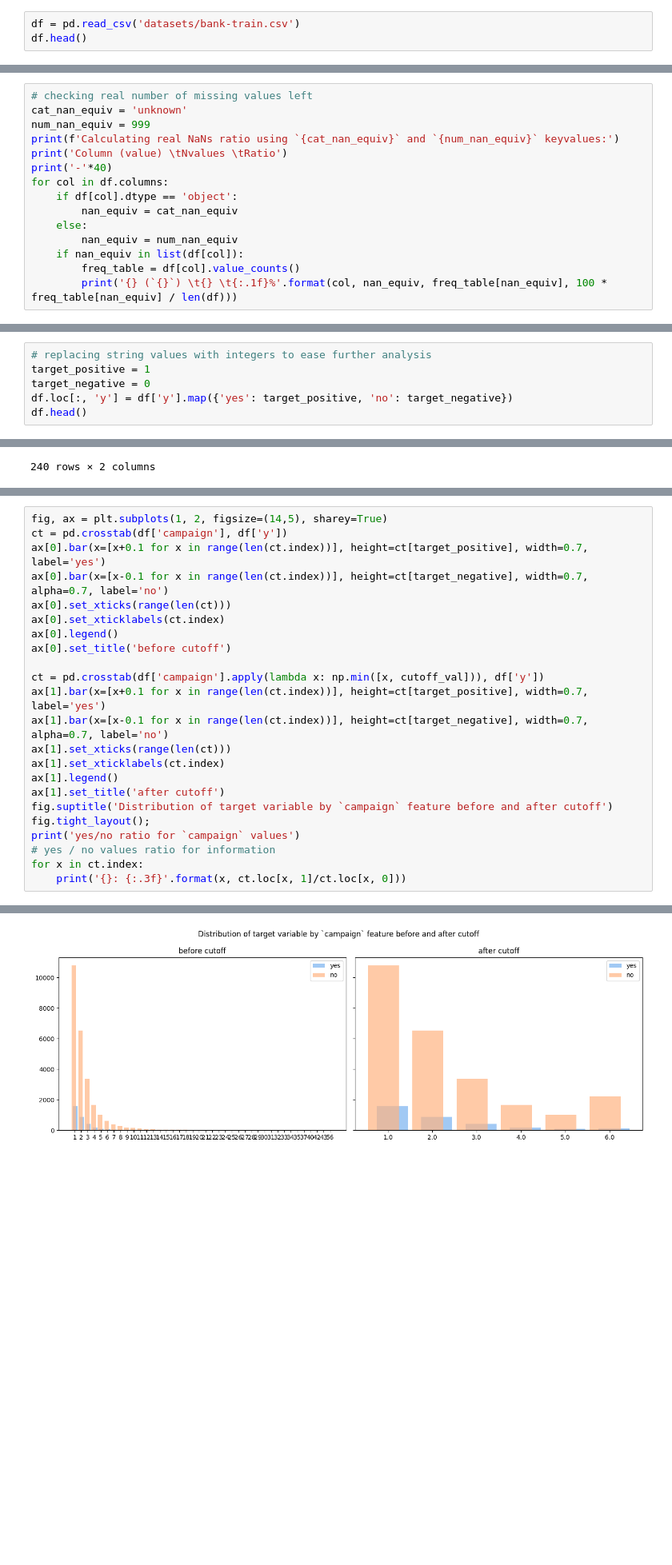
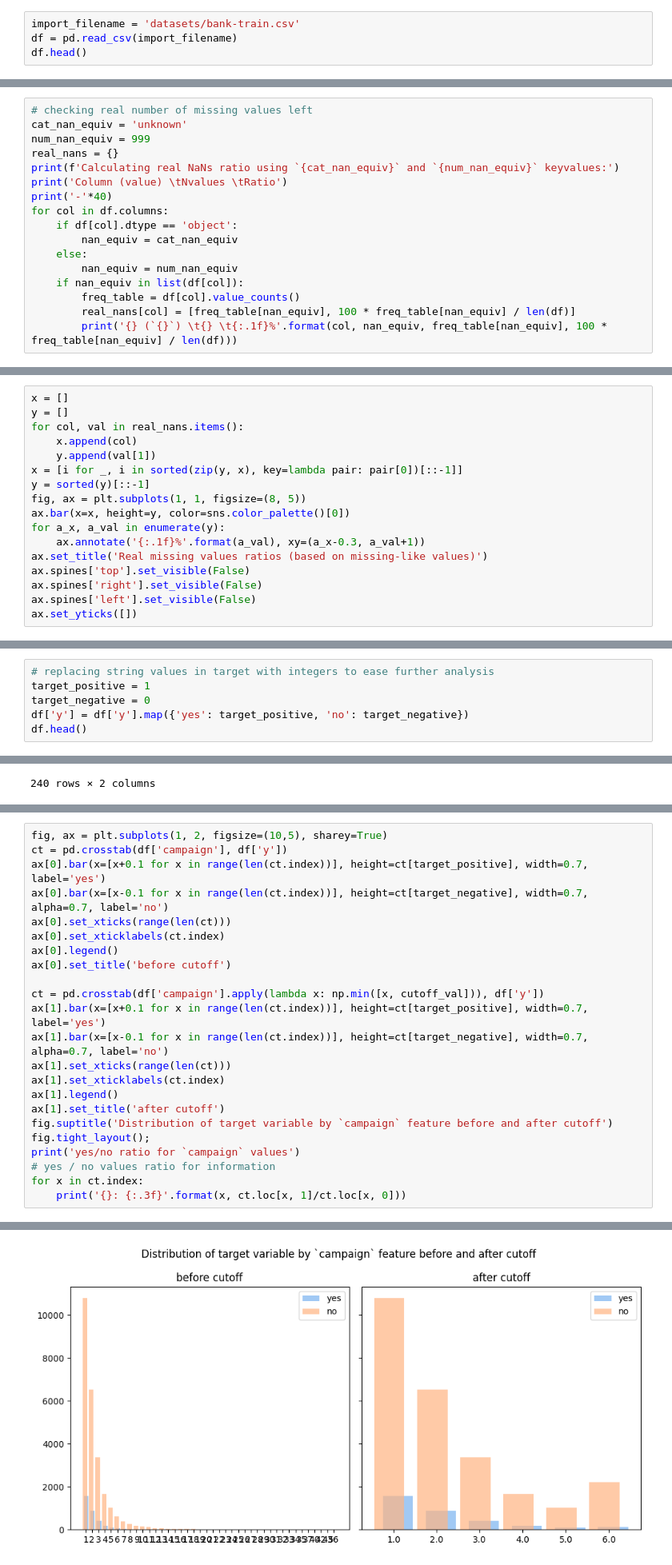
Before and after one commit to sharuhinda/bank_marketing_campaign, a Jupyter notebook: 2_eda.ipynb, the cells around one changed output, grey strips where cells are left out. Shown at 80% size. Drawn from its saved outputs; the diff is of its cells as text; blank space fills up the shorter version.

```diff
--- a/2_eda.ipynb
+++ b/2_eda.ipynb
@@ -49,5 +65,6 @@ sns.set_palette('Blues_r')
 # %%
-df = pd.read_csv('datasets/bank-train.csv')
+import_filename = 'datasets/bank-train.csv'
+df = pd.read_csv(import_filename)
 df.head()
 # %% [output]
 |  | age | job | marital | education | default | housing | loan | contact | month | day_of_week | ... |
@@ -104,6 +122,7 @@ Some insights and things to explore and clarify based on report above:
 # checking real number of missing values left
 cat_nan_equiv = 'unknown'
 num_nan_equiv = 999
+real_nans = {}
 print(f'Calculating real NaNs ratio using `{cat_nan_equiv}` and `{num_nan_equiv}` keyvalues:')
 print('Column (value) \tNvalues \tRatio')
 print('-'*40)
@@ -114,6 +133,7 @@ for col in df.columns:
         nan_equiv = num_nan_equiv
     if nan_equiv in list(df[col]):
         freq_table = df[col].value_counts()
+        real_nans[col] = [freq_table[nan_equiv], 100 * freq_table[nan_equiv] / len(df)]
         print('{} (`{}`) \t{} \t{:.1f}%'.format(col, nan_equiv, freq_table[nan_equiv], 100 * freq_table[nan_equiv] / len(df)))
 # %% [output]
 Calculating real NaNs ratio using `unknown` and `999` keyvalues:
@@ -127,3 +147,20 @@ housing (`unknown`)     707     2.5%
 loan (`unknown`)        707     2.5%
 duration (`999`)        1       0.0%
 pdays (`999`)   27734   96.2%
+# %%
+x = []
+y = []
+for col, val in real_nans.items():
+    x.append(col)
+    y.append(val[1])
+x = [i for _, i in sorted(zip(y, x), key=lambda pair: pair[0])[::-1]]
+y = sorted(y)[::-1]
+fig, ax = plt.subplots(1, 1, figsize=(8, 5))
+ax.bar(x=x, height=y, color=sns.color_palette()[0])
+for a_x, a_val in enumerate(y):
+    ax.annotate('{:.1f}%'.format(a_val), xy=(a_x-0.3, a_val+1))
+ax.set_title('Real missing values ratios (based on missing-like values)')
+ax.spines['top'].set_visible(False)
+ax.spines['right'].set_visible(False)
+ax.spines['left'].set_visible(False)
+ax.set_yticks([])
@@ -130,8 +172,8 @@ pdays (`999`)   27734   96.2%
 # %%
-# replacing string values with integers to ease further analysis
+# replacing string values in target with integers to ease further analysis
 target_positive = 1
 target_negative = 0
-df.loc[:, 'y'] = df['y'].map({'yes': target_positive, 'no': target_negative})
+df['y'] = df['y'].map({'yes': target_positive, 'no': target_negative})
 df.head()
 # %% [output]
 |  | age | job | marital | education | default | housing | loan | contact | month | day_of_week | ... |
@@ -831,34 +806,34 @@ Q3  = 3.0
 IQR = 2.0
 Cutoff value: 6.0
 # %%
-fig, ax = plt.subplots(1, 2, figsize=(14,5), sharey=True)
+fig, ax = plt.subplots(1, 2, figsize=(10,5), sharey=True)
 ct = pd.crosstab(df['campaign'], df['y'])
 ax[0].bar(x=[x+0.1 for x in range(len(ct.index))], height=ct[target_positive], width=0.7, label='yes')
 ax[0].bar(x=[x-0.1 for x in range(len(ct.index))], height=ct[target_negative], width=0.7, alpha=0.7, label='no')
 ax[0].set_xticks(range(len(ct)))
 ax[0].set_xticklabels(ct.index)
 ax[0].legend()
 ax[0].set_title('before cutoff')
 
 ct = pd.crosstab(df['campaign'].apply(lambda x: np.min([x, cutoff_val])), df['y'])
 ax[1].bar(x=[x+0.1 for x in range(len(ct.index))], height=ct[target_positive], width=0.7, label='yes')
 ax[1].bar(x=[x-0.1 for x in range(len(ct.index))], height=ct[target_negative], width=0.7, alpha=0.7, label='no')
 ax[1].set_xticks(range(len(ct)))
 ax[1].set_xticklabels(ct.index)
 ax[1].legend()
 ax[1].set_title('after cutoff')
 fig.suptitle('Distribution of target variable by `campaign` feature before and after cutoff')
 fig.tight_layout();
 print('yes/no ratio for `campaign` values')
 # yes / no values ratio for information
 for x in ct.index:
     print('{}: {:.3f}'.format(x, ct.loc[x, 1]/ct.loc[x, 0]))
 # %% [output]
 yes/no ratio for `campaign` values
 1.0: 0.147
 2.0: 0.133
 3.0: 0.122
 4.0: 0.103
 5.0: 0.078
 6.0: 0.060
-[figure, old version]
+[figure, new version]
```
Also changed, not shown: parts of 62 cells of this notebook.
